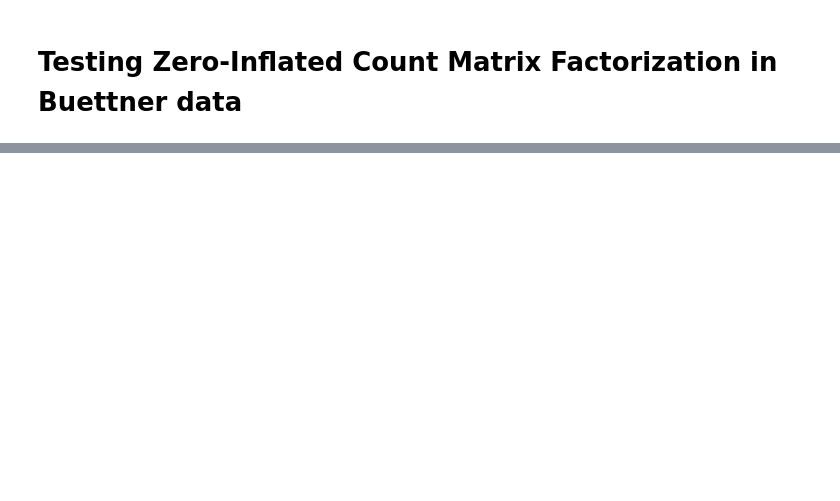
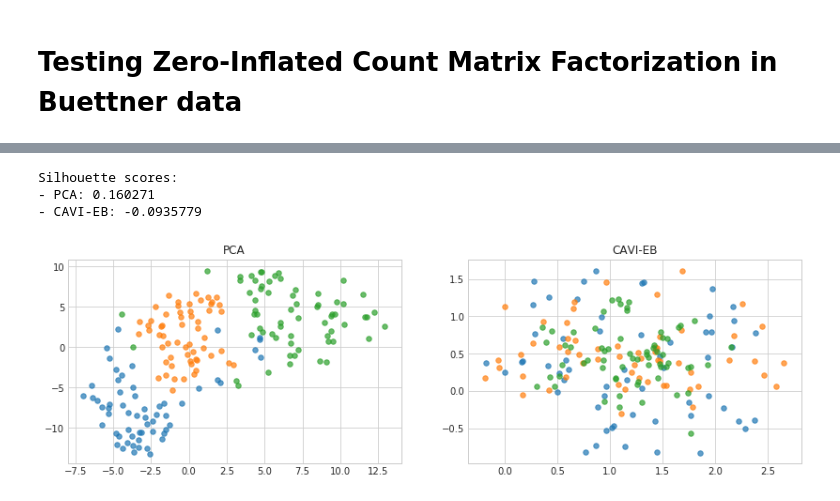
Before and after one commit to pedrofale/mpCMF, a Jupyter notebook: notebooks/pCMF Zero Inflation Buettner.ipynb, the cells around one changed output, grey strips where cells are left out. Cells and saved outputs as stored; diff of their text form; code cells hidden in the pictures; blank space fills up the shorter version.

```diff
--- a/notebooks/pCMF Zero Inflation Buettner.ipynb
+++ b/notebooks/pCMF Zero Inflation Buettner.ipynb
@@ -273,0 +82,9 @@ plt.show()
+# %%
+T = 60 * 10
+S = 10
+max_iter = 1000000
+# %%
+print('Running PCMF models...')
+cavi = pcmf.PCMF(np.array(X), y)
+cavi.run(max_iter=max_iter, max_time=T, sampling_rate=S, do_imp=False, do_holl=False, do_dll=False, verbose=True)
+print('Done.\n')
@@ -273,0 +99,13 @@ plt.show()
+# %%
+print_utils.print_model_silhouettes([cavi, pca])
+# %% [output]
+Silhouette scores:
+- PCA: 0.160271
+- CAVI-EB: -0.0935779
+# %%
+fig = plt.figure(figsize=(14, 4))
+ax = plt.axes()
+plot_utils.plot_sorted_tsnes([pca, cavi], y, ax=ax)
+plt.show()
+# %% [output]
+[figure, added]
```
Also changed, not shown: parts of 40 cells of this notebook, 10 other files.
